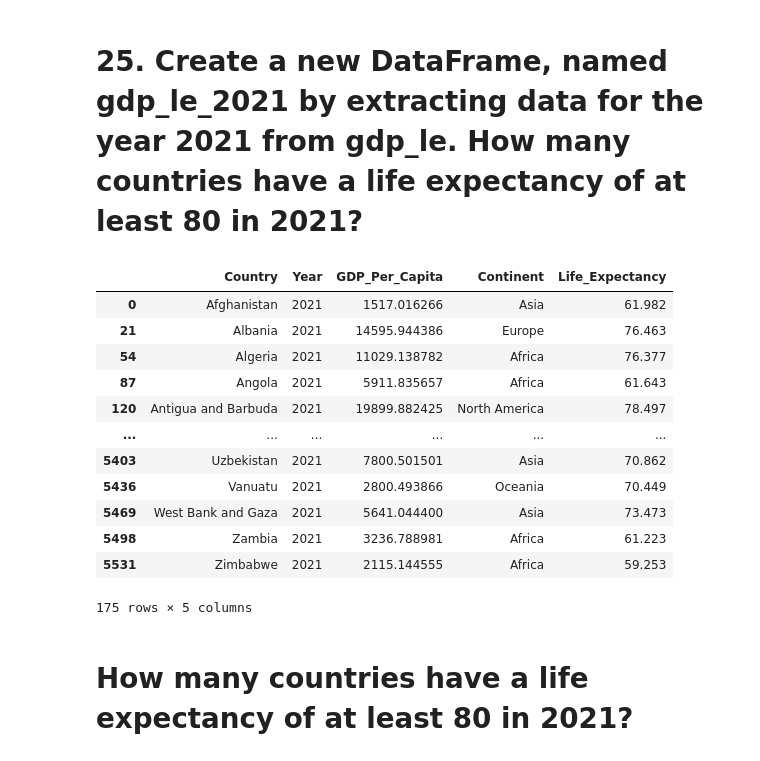
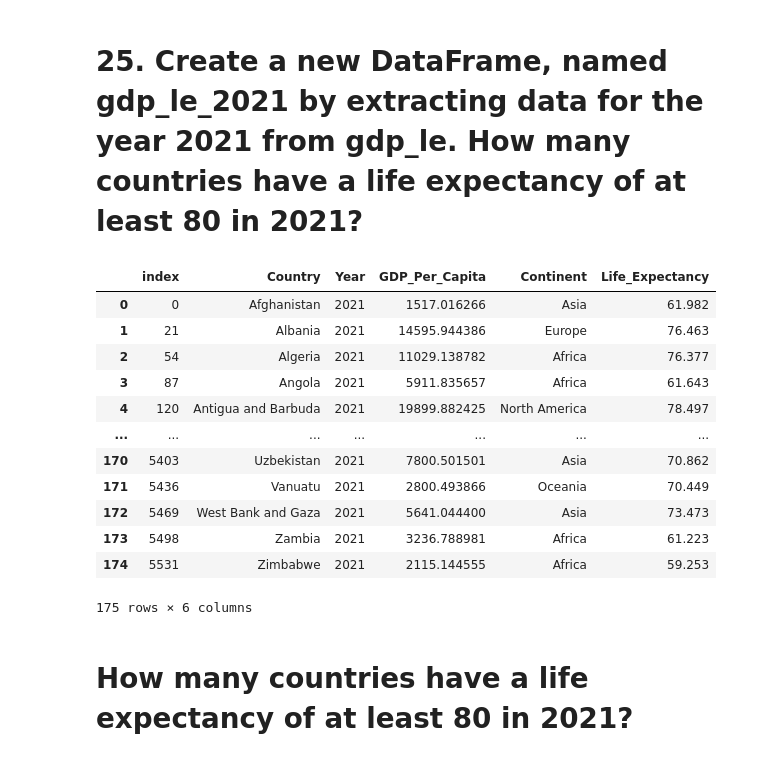
Before and after one commit to nss-data-science-cohort-8/un-exploration-catdgomez, a Jupyter notebook: notebooks/UN_Data_Exploration.ipynb, the cells around one changed output. Saved outputs shown, nothing was run; the diff lists cells and outputs as text; code cells hidden in the pictures.

```diff
--- a/notebooks/UN_Data_Exploration.ipynb
+++ b/notebooks/UN_Data_Exploration.ipynb
@@ -1049,22 +1049,22 @@ gdp_le
 # %% [markdown]
 # 25. Create a new DataFrame, named gdp_le_2021 by extracting data for the year 2021 from gdp_le. How many countries have a life expectancy of at least 80 in 2021?
 # %%
-gdp_le_2021 = gdp_le.loc[gdp_le['Year'] == '2021']
+gdp_le_2021 = gdp_le.loc[gdp_le['Year'] == '2021'].reset_index()
 gdp_le_2021
 # %% [output]
-|  | Country | Year | GDP_Per_Capita | Continent | Life_Expectancy |
-| 0 | Afghanistan | 2021 | 1517.016266 | Asia | 61.982 |
-| 21 | Albania | 2021 | 14595.944386 | Europe | 76.463 |
-| 54 | Algeria | 2021 | 11029.138782 | Africa | 76.377 |
-| 87 | Angola | 2021 | 5911.835657 | Africa | 61.643 |
-| 120 | Antigua and Barbuda | 2021 | 19899.882425 | North America | 78.497 |
-| ... | ... | ... | ... | ... | ... |
-| 5403 | Uzbekistan | 2021 | 7800.501501 | Asia | 70.862 |
-| 5436 | Vanuatu | 2021 | 2800.493866 | Oceania | 70.449 |
-| 5469 | West Bank and Gaza | 2021 | 5641.044400 | Asia | 73.473 |
-| 5498 | Zambia | 2021 | 3236.788981 | Africa | 61.223 |
-| 5531 | Zimbabwe | 2021 | 2115.144555 | Africa | 59.253 |
+|  | index | Country | Year | GDP_Per_Capita | Continent | Life_Expectancy |
+| 0 | 0 | Afghanistan | 2021 | 1517.016266 | Asia | 61.982 |
+| 1 | 21 | Albania | 2021 | 14595.944386 | Europe | 76.463 |
+| 2 | 54 | Algeria | 2021 | 11029.138782 | Africa | 76.377 |
+| 3 | 87 | Angola | 2021 | 5911.835657 | Africa | 61.643 |
+| 4 | 120 | Antigua and Barbuda | 2021 | 19899.882425 | North America | 78.497 |
+| ... | ... | ... | ... | ... | ... | ... |
+| 170 | 5403 | Uzbekistan | 2021 | 7800.501501 | Asia | 70.862 |
+| 171 | 5436 | Vanuatu | 2021 | 2800.493866 | Oceania | 70.449 |
+| 172 | 5469 | West Bank and Gaza | 2021 | 5641.044400 | Asia | 73.473 |
+| 173 | 5498 | Zambia | 2021 | 3236.788981 | Africa | 61.223 |
+| 174 | 5531 | Zimbabwe | 2021 | 2115.144555 | Africa | 59.253 |
-175 rows × 5 columns
+175 rows × 6 columns
 # %% [markdown]
 # How many countries have a life expectancy of at least 80 in 2021?
 # %%
```
Also changed, not shown: parts of 7 cells of this notebook.
